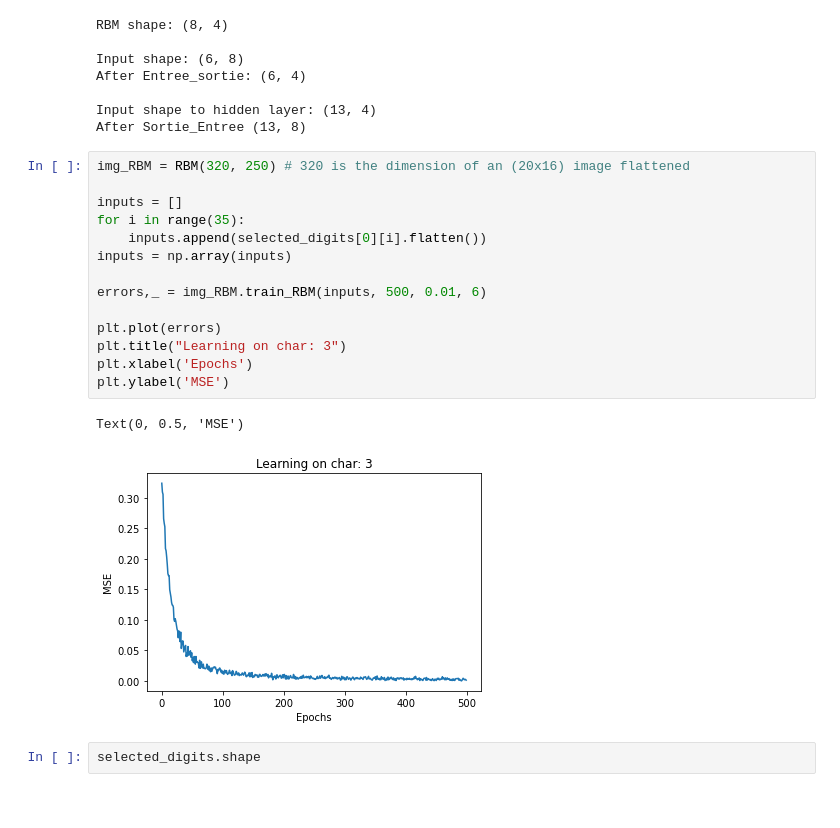
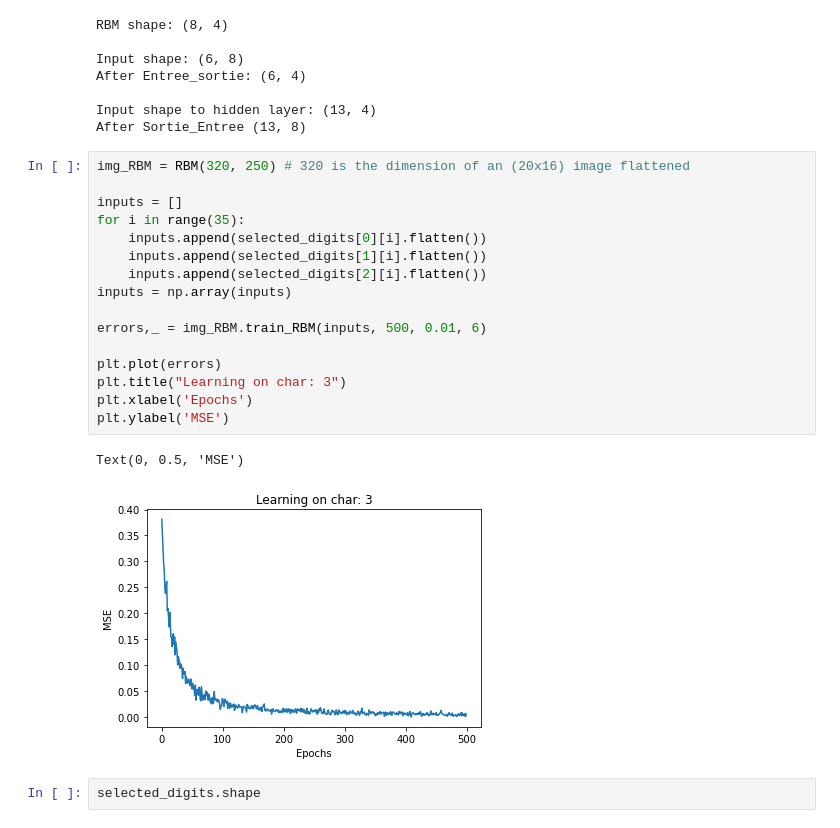
Before and after one commit to Hadiosj/Deep_Learning2, a Jupyter notebook: my_work.ipynb, the cells around one changed output. Cells and saved outputs as stored; diff of their text form.

```diff
--- a/my_work.ipynb
+++ b/my_work.ipynb
@@ -163,20 +163,22 @@ After Sortie_Entree (13, 8)
 # %%
 img_RBM = RBM(320, 250) # 320 is the dimension of an (20x16) image flattened
 
 inputs = []
 for i in range(35):
     inputs.append(selected_digits[0][i].flatten())
+    inputs.append(selected_digits[1][i].flatten())
+    inputs.append(selected_digits[2][i].flatten())
 inputs = np.array(inputs)
 
 errors,_ = img_RBM.train_RBM(inputs, 500, 0.01, 6)
 
 plt.plot(errors)
 plt.title("Learning on char: 3")
 plt.xlabel('Epochs')
 plt.ylabel('MSE')
 # %% [output]
 Text(0, 0.5, 'MSE')
-[figure, old version]
+[figure, new version]
 # %%
 selected_digits.shape
 # %% [output]
```
Also changed, not shown: parts of 13 cells of this notebook.
